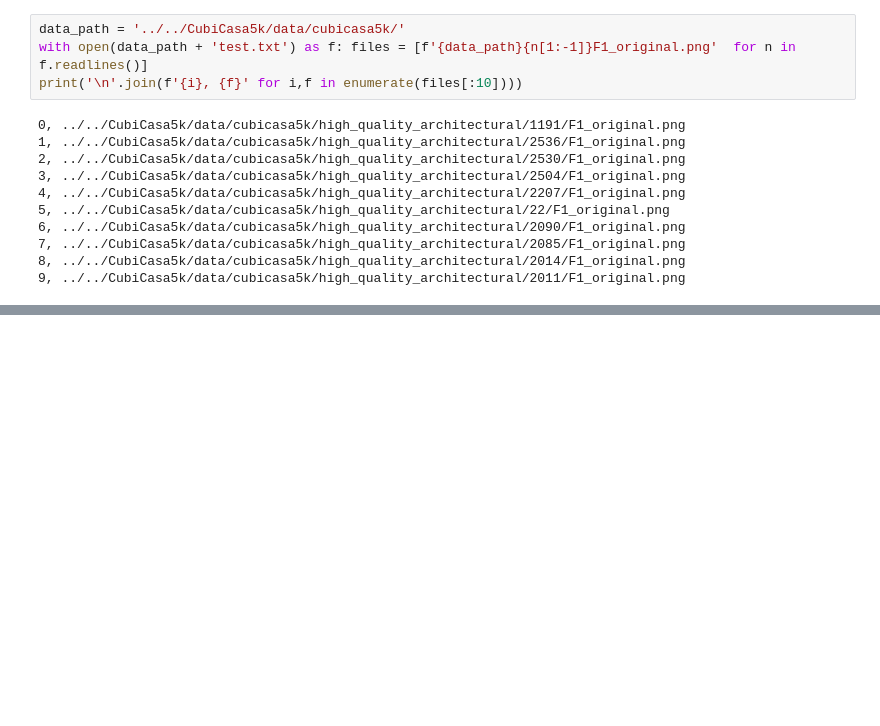
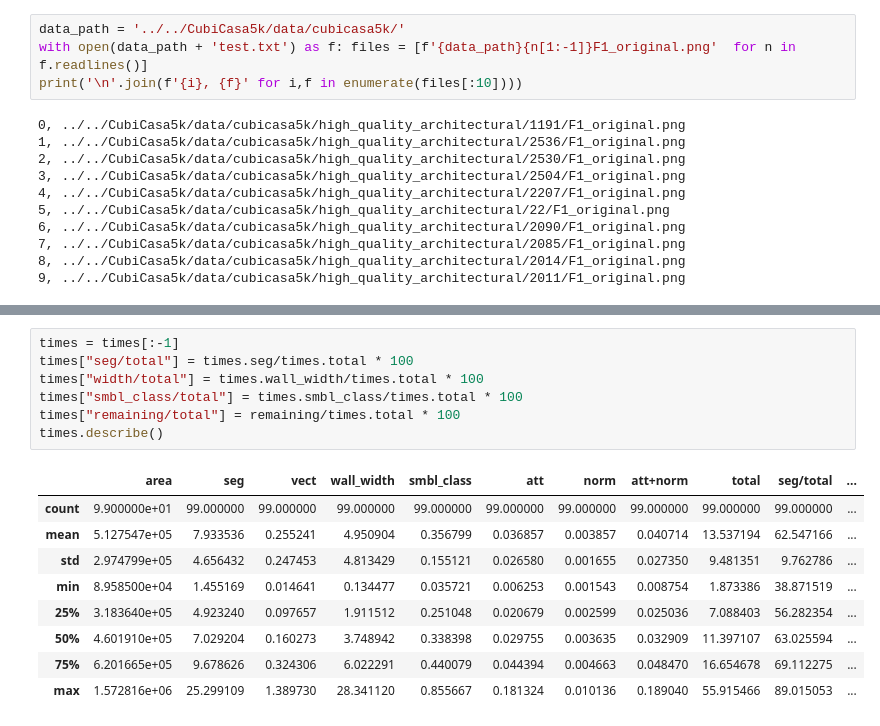
Before and after one commit to joaocmd/Inverse-Algorithmic-Design, a Jupyter notebook: Recognition/execution_times.ipynb, the cells around one changed output, grey strips where cells are left out. Drawn from its saved outputs; the diff is of its cells as text; blank space fills up the shorter version.

```diff
--- a/Recognition/execution_times.ipynb
+++ b/Recognition/execution_times.ipynb
@@ -100,3 +161,20 @@ for image_name in tqdm(files[:100]):
+# %%
+times = times[:-1]
+times["seg/total"] = times.seg/times.total * 100
+times["width/total"] = times.wall_width/times.total * 100
+times["smbl_class/total"] = times.smbl_class/times.total * 100
+times["remaining/total"] = remaining/times.total * 100
+times.describe()
+# %% [output]
+|  | area | seg | vect | wall_width | smbl_class | att | norm | att+norm | total | seg/total | ... |
+| count | 9.900000e+01 | 99.000000 | 99.000000 | 99.000000 | 99.000000 | 99.000000 | 99.000000 | 99.000000 | 99.000000 | 99.000000 | ... |
+| mean | 5.127547e+05 | 7.933536 | 0.255241 | 4.950904 | 0.356799 | 0.036857 | 0.003857 | 0.040714 | 13.537194 | 62.547166 | ... |
+| std | 2.974799e+05 | 4.656432 | 0.247453 | 4.813429 | 0.155121 | 0.026580 | 0.001655 | 0.027350 | 9.481351 | 9.762786 | ... |
+| min | 8.958500e+04 | 1.455169 | 0.014641 | 0.134477 | 0.035721 | 0.006253 | 0.001543 | 0.008754 | 1.873386 | 38.871519 | ... |
+| 25% | 3.183640e+05 | 4.923240 | 0.097657 | 1.911512 | 0.251048 | 0.020679 | 0.002599 | 0.025036 | 7.088403 | 56.282354 | ... |
+| 50% | 4.601910e+05 | 7.029204 | 0.160273 | 3.748942 | 0.338398 | 0.029755 | 0.003635 | 0.032909 | 11.397107 | 63.025594 | ... |
+| 75% | 6.201665e+05 | 9.678626 | 0.324306 | 6.022291 | 0.440079 | 0.044394 | 0.004663 | 0.048470 | 16.654678 | 69.112275 | ... |
+| max | 1.572816e+06 | 25.299109 | 1.389730 | 28.341120 | 0.855667 | 0.181324 | 0.010136 | 0.189040 | 55.915466 | 89.015053 | ... |
 # %%
 import pandas as pd
 import seaborn as sns
```
Also changed, not shown: parts of 6 cells of this notebook, 11 other files.
